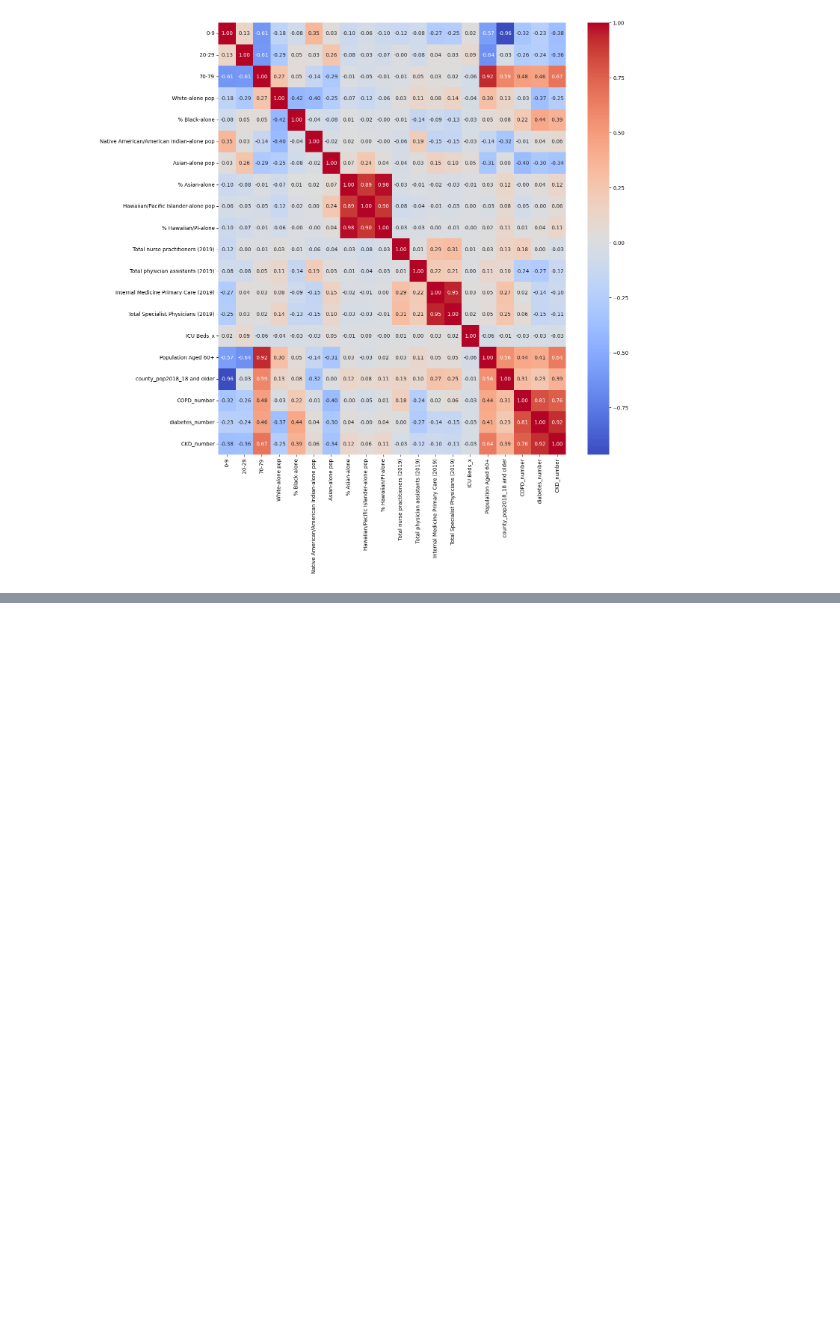
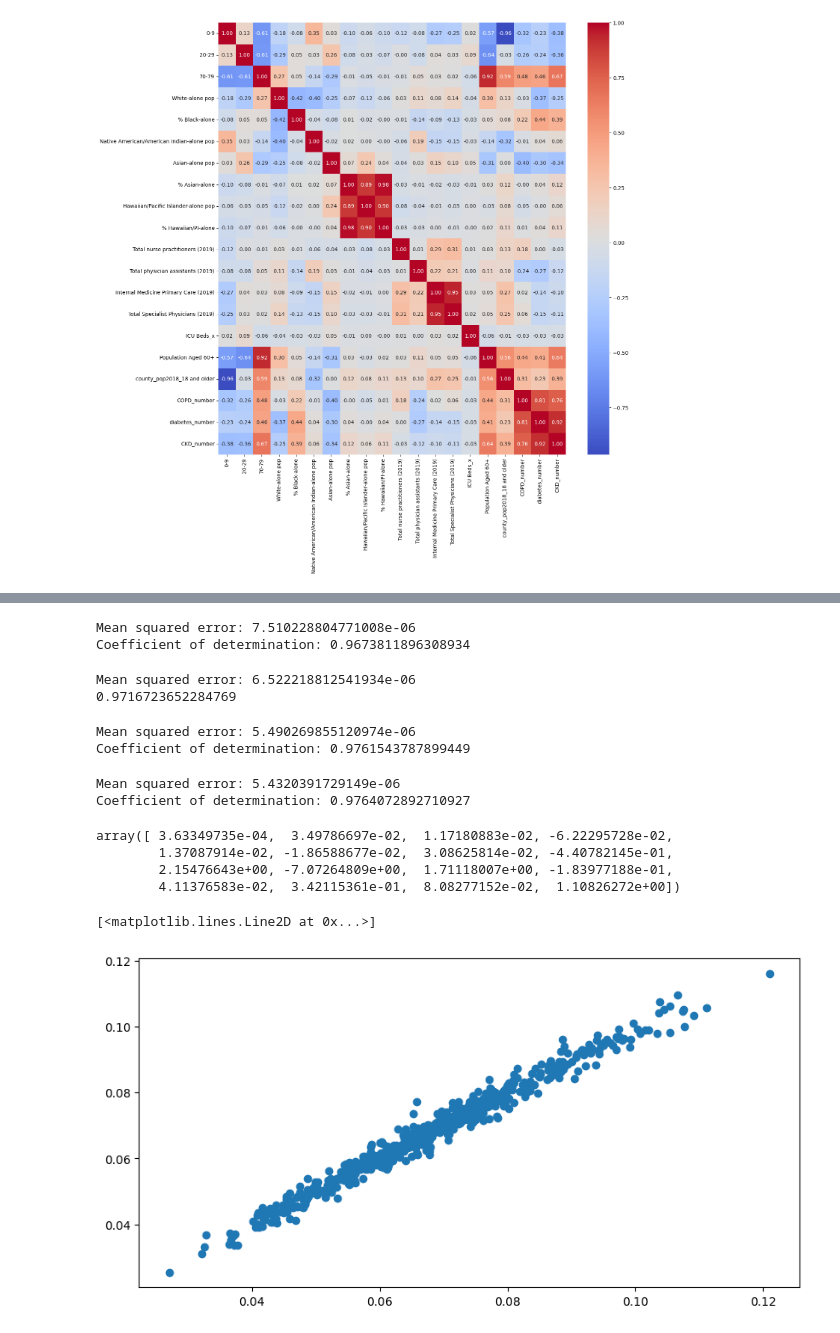
Before and after one commit to drtclem/Hospital_Data_Reg_Lin_Regression, a Jupyter notebook: src/explore.ipynb, the cells around one changed output, grey strips where cells are left out. Drawn from its saved outputs; the diff is of its cells as text; code cells hidden in the pictures; blank space fills up the shorter version.

```diff
--- a/src/explore.ipynb
+++ b/src/explore.ipynb
@@ -185,0 +247,10 @@ sns.heatmap(df_condensed.corr(), annot=True, fmt =".2f", cmap="coolwarm", annot_
+# %%
+from sklearn.linear_model import Lasso, Ridge
+
+lasso_model = Lasso(alpha = 0.1, max_iter = 300)
+lasso_model.fit(X_train, y_train)
+
+y_pred_lasso = lasso_model.predict(X_test)
+
+print(f"Mean squared error: {mean_squared_error(y_test, y_pred_lasso)}")
+print(f"Coefficient of determination: {r2_score(y_test, y_pred_lasso)}")
@@ -185,0 +260,68 @@ sns.heatmap(df_condensed.corr(), annot=True, fmt =".2f", cmap="coolwarm", annot_
+# %%
+from sklearn.linear_model import Ridge
+
+
+ridge_model = Ridge(alpha = 0.1, max_iter = 300)
+
+ridge_model.fit(X_train, y_train)
+
+y_pred_ridge = ridge_model.predict(X_test)
+
+print(f"Mean squared error: {mean_squared_error(y_test, y_pred_ridge)}")
+print(f"Coefficient of determination: {r2_score(y_test, y_pred_ridge)}")
+# %% [output]
+Mean squared error: 7.510228804771008e-06
+Coefficient of determination: 0.9673811896308934
+# %%
+
+ridge_model = Ridge(alpha = 0.01, max_iter = 300)
+
+ridge_model.fit(X_train, y_train)
+
+y_pred_ridge_2 = ridge_model.predict(X_test)
+
+print(f"Mean squared error: {mean_squared_error(y_test, y_pred_ridge_2)}")
+print(r2_score(y_test, y_pred_ridge_2))
+# %% [output]
+Mean squared error: 6.522218812541934e-06
+0.9716723652284769
+# %%
+from sklearn.linear_model import Lasso, Ridge
+
+lasso_model = Lasso(alpha = 0.00000001, max_iter = 3000)
+lasso_model.fit(X_train, y_train)
+
+y_pred_lasso_2 = lasso_model.predict(X_test)
+
+print(f"Mean squared error: {mean_squared_error(y_test, y_pred_lasso_2)}")
+print(f"Coefficient of determination: {r2_score(y_test, y_pred_lasso_2)}")
+# %% [output]
+Mean squared error: 5.490269855120974e-06
+Coefficient of determination: 0.9761543787899449
+# %%
+
+ridge_model = Ridge(alpha = 0.000001, max_iter = 30000)
+
+ridge_model.fit(X_train, y_train)
+
+y_pred_ridge_3 = ridge_model.predict(X_test)
+
+print(f"Mean squared error: {mean_squared_error(y_test, y_pred_ridge_3)}")
+print(f"Coefficient of determination: {r2_score(y_test, y_pred_ridge_3)}")
+# %% [output]
+Mean squared error: 5.4320391729149e-06
+Coefficient of determination: 0.9764072892710927
+# %%
+ridge_model.coef_
+# %% [output]
+array([ 3.63349735e-04,  3.49786697e-02,  1.17180883e-02, -6.22295728e-02,
+        1.37087914e-02, -1.86588677e-02,  3.08625814e-02, -4.40782145e-01,
+        2.15476643e+00, -7.07264809e+00,  1.71118007e+00, -1.83977188e-01,
+        4.11376583e-02,  3.42115361e-01,  8.08277152e-02,  1.10826272e+00])
+# %%
+#graph the results
+plt.figure(figsize=(10, 5))
+plt.plot(y_test, y_pred_ridge_3, 'o')
+# %% [output]
+[<matplotlib.lines.Line2D at 0x...>]
+[figure, added]
```
Also changed, not shown: parts of 11 cells of this notebook.
